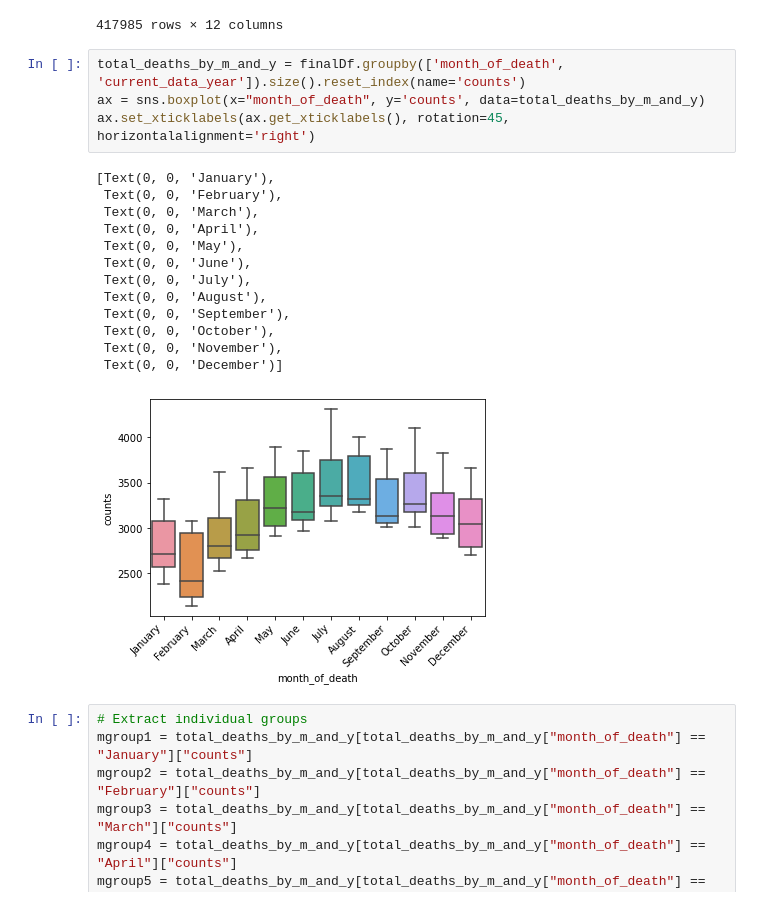
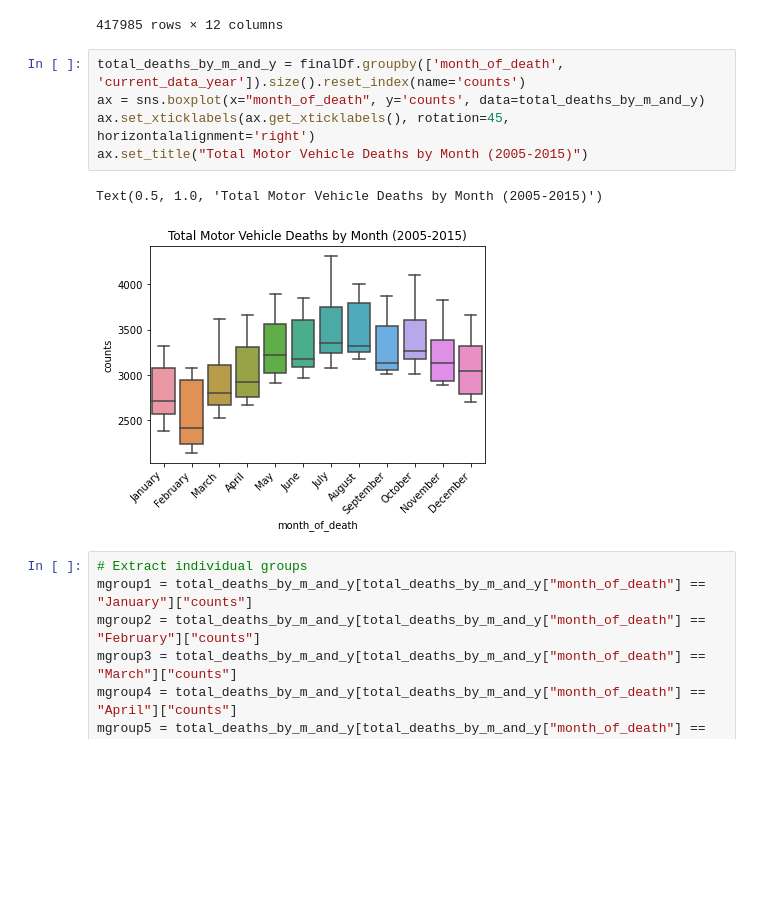
Before and after one commit to MimiBebe/Project-1Team3, a Jupyter notebook: Barbara.ipynb, the cells around one changed output. Drawn from its saved outputs; the diff is of its cells as text; blank space fills up the shorter version.

```diff
--- a/Barbara.ipynb
+++ b/Barbara.ipynb
@@ -348,21 +348,11 @@ finalDf_with_census
 # %%
 total_deaths_by_m_and_y = finalDf.groupby(['month_of_death', 'current_data_year']).size().reset_index(name='counts')
 ax = sns.boxplot(x="month_of_death", y='counts', data=total_deaths_by_m_and_y)
 ax.set_xticklabels(ax.get_xticklabels(), rotation=45, horizontalalignment='right')
+ax.set_title("Total Motor Vehicle Deaths by Month (2005-2015)")
 # %% [output]
-[Text(0, 0, 'January'),
- Text(0, 0, 'February'),
- Text(0, 0, 'March'),
- Text(0, 0, 'April'),
- Text(0, 0, 'May'),
- Text(0, 0, 'June'),
- Text(0, 0, 'July'),
- Text(0, 0, 'August'),
- Text(0, 0, 'September'),
- Text(0, 0, 'October'),
- Text(0, 0, 'November'),
- Text(0, 0, 'December')]
+Text(0.5, 1.0, 'Total Motor Vehicle Deaths by Month (2005-2015)')
-[figure, old version]
+[figure, new version]
 # %%
 # Extract individual groups
 mgroup1 = total_deaths_by_m_and_y[total_deaths_by_m_and_y["month_of_death"] == "January"]["counts"]
```
Also changed, not shown: parts of 16 cells of this notebook, 2 other files.
